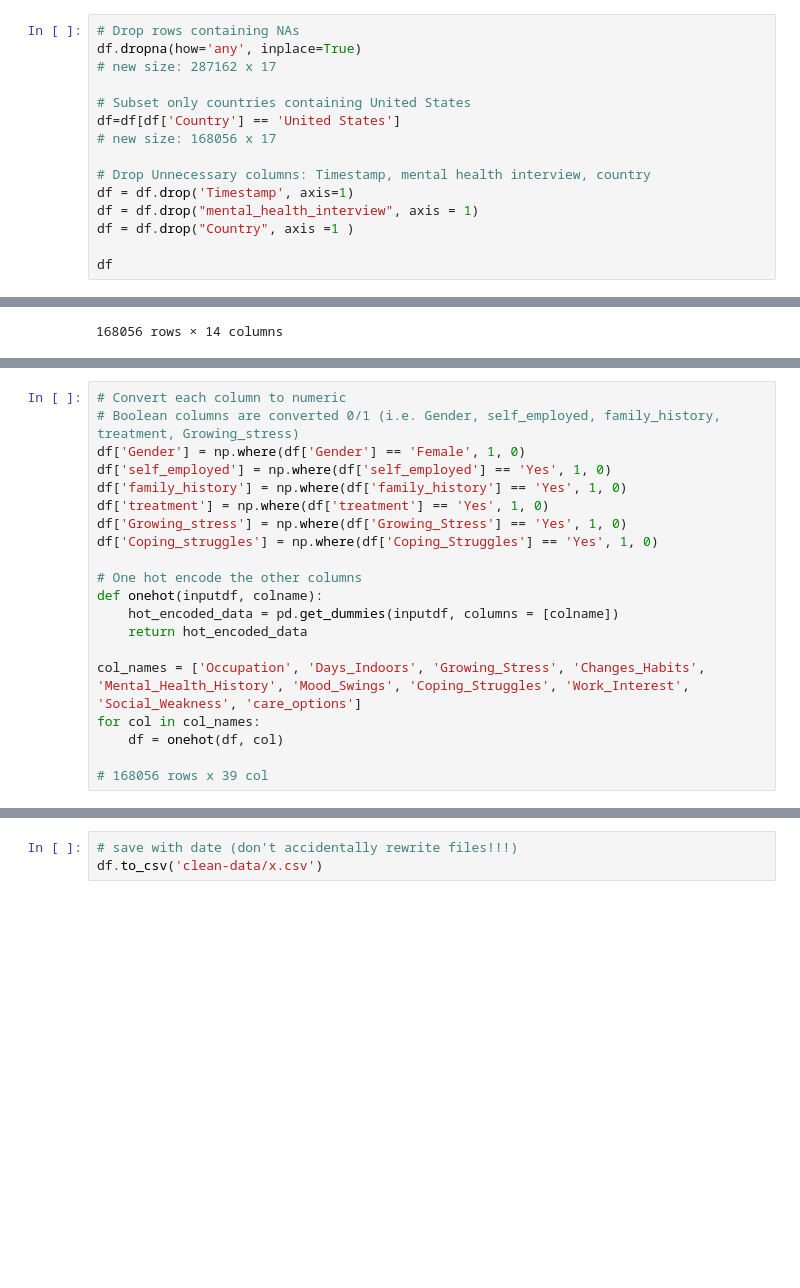
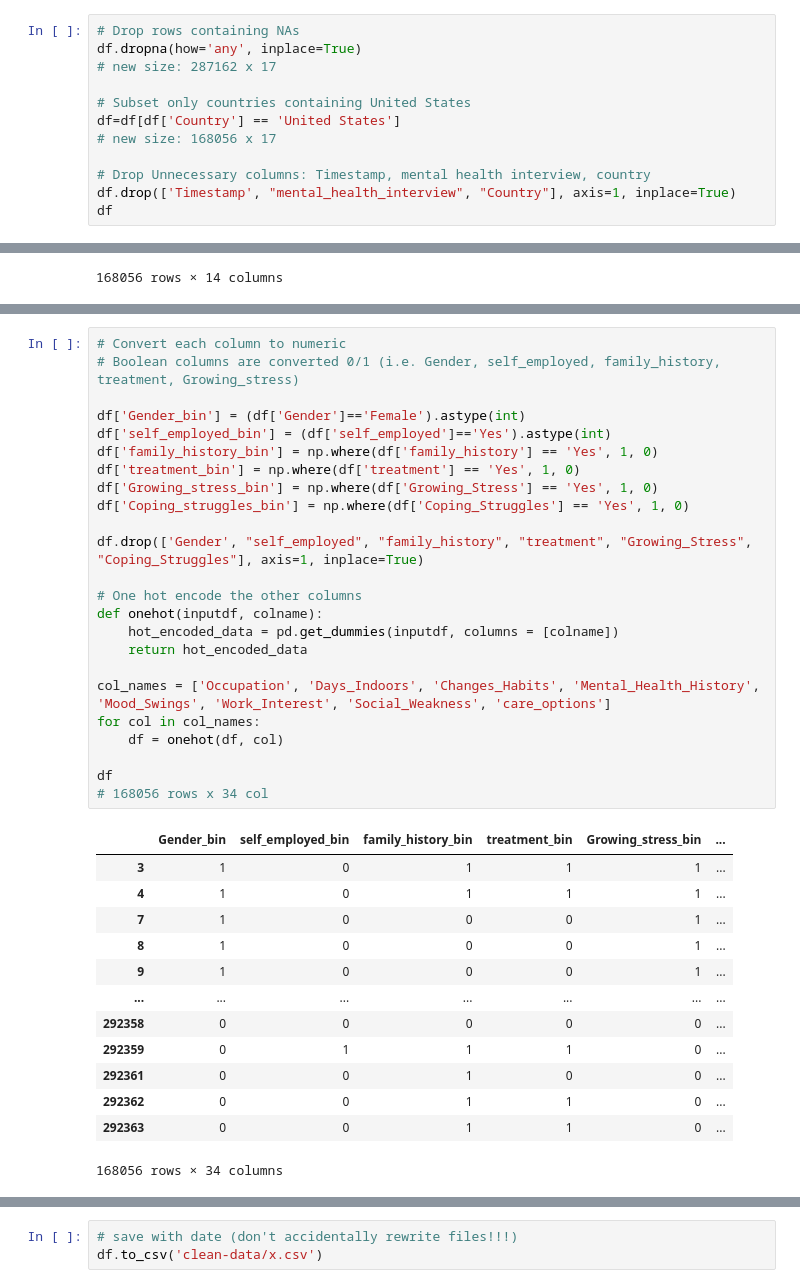
Before and after one commit to lilwaa/334, a Jupyter notebook: preprocess.ipynb, the cells around one changed output, grey strips where cells are left out. Drawn from its saved outputs; the diff is of its cells as text; blank space fills up the shorter version.

```diff
--- a/preprocess.ipynb
+++ b/preprocess.ipynb
@@ -17,10 +17,7 @@ df=df[df['Country'] == 'United States']
 # new size: 168056 x 17
 
 # Drop Unnecessary columns: Timestamp, mental health interview, country
-df = df.drop('Timestamp', axis=1)
-df = df.drop("mental_health_interview", axis = 1)
-df = df.drop("Country", axis =1 )
-
+df.drop(['Timestamp', "mental_health_interview", "Country"], axis=1, inplace=True)
 df
 # %% [output]
 |  | Gender | Occupation | self_employed | family_history | treatment | Days_Indoors | Growing_Stress | ... |
@@ -48,20 +45,38 @@ df.describe()
 # %%
 # Convert each column to numeric
 # Boolean columns are converted 0/1 (i.e. Gender, self_employed, family_history, treatment, Growing_stress)
-df['Gender'] = np.where(df['Gender'] == 'Female', 1, 0)
-df['self_employed'] = np.where(df['self_employed'] == 'Yes', 1, 0)
-df['family_history'] = np.where(df['family_history'] == 'Yes', 1, 0)
-df['treatment'] = np.where(df['treatment'] == 'Yes', 1, 0)
-df['Growing_stress'] = np.where(df['Growing_Stress'] == 'Yes', 1, 0)
-df['Coping_struggles'] = np.where(df['Coping_Struggles'] == 'Yes', 1, 0)
+
+df['Gender_bin'] = (df['Gender']=='Female').astype(int)
+df['self_employed_bin'] = (df['self_employed']=='Yes').astype(int)
+df['family_history_bin'] = np.where(df['family_history'] == 'Yes', 1, 0)
+df['treatment_bin'] = np.where(df['treatment'] == 'Yes', 1, 0)
+df['Growing_stress_bin'] = np.where(df['Growing_Stress'] == 'Yes', 1, 0)
+df['Coping_struggles_bin'] = np.where(df['Coping_Struggles'] == 'Yes', 1, 0)
+
+df.drop(['Gender', "self_employed", "family_history", "treatment", "Growing_Stress", "Coping_Struggles"], axis=1, inplace=True)
 
 # One hot encode the other columns
 def onehot(inputdf, colname):
     hot_encoded_data = pd.get_dummies(inputdf, columns = [colname])
     return hot_encoded_data
 
-col_names = ['Occupation', 'Days_Indoors', 'Growing_Stress', 'Changes_Habits', 'Mental_Health_History', 'Mood_Swings', 'Coping_Struggles', 'Work_Interest', 'Social_Weakness', 'care_options']
+col_names = ['Occupation', 'Days_Indoors', 'Changes_Habits', 'Mental_Health_History', 'Mood_Swings', 'Work_Interest', 'Social_Weakness', 'care_options']
 for col in col_names:
     df = onehot(df, col)
 
-# 168056 rows x 39 col
+df
+# 168056 rows x 34 col
+# %% [output]
+|  | Gender_bin | self_employed_bin | family_history_bin | treatment_bin | Growing_stress_bin | ... |
+| 3 | 1 | 0 | 1 | 1 | 1 | ... |
+| 4 | 1 | 0 | 1 | 1 | 1 | ... |
+| 7 | 1 | 0 | 0 | 0 | 1 | ... |
+| 8 | 1 | 0 | 0 | 0 | 1 | ... |
+| 9 | 1 | 0 | 0 | 0 | 1 | ... |
+| ... | ... | ... | ... | ... | ... | ... |
+| 292358 | 0 | 0 | 0 | 0 | 0 | ... |
+| 292359 | 0 | 1 | 1 | 1 | 0 | ... |
+| 292361 | 0 | 0 | 1 | 0 | 0 | ... |
+| 292362 | 0 | 0 | 1 | 1 | 0 | ... |
+| 292363 | 0 | 0 | 1 | 1 | 0 | ... |
+168056 rows × 34 columns
```
Also changed, not shown: parts of 1 cell of this notebook, 1 other file.
